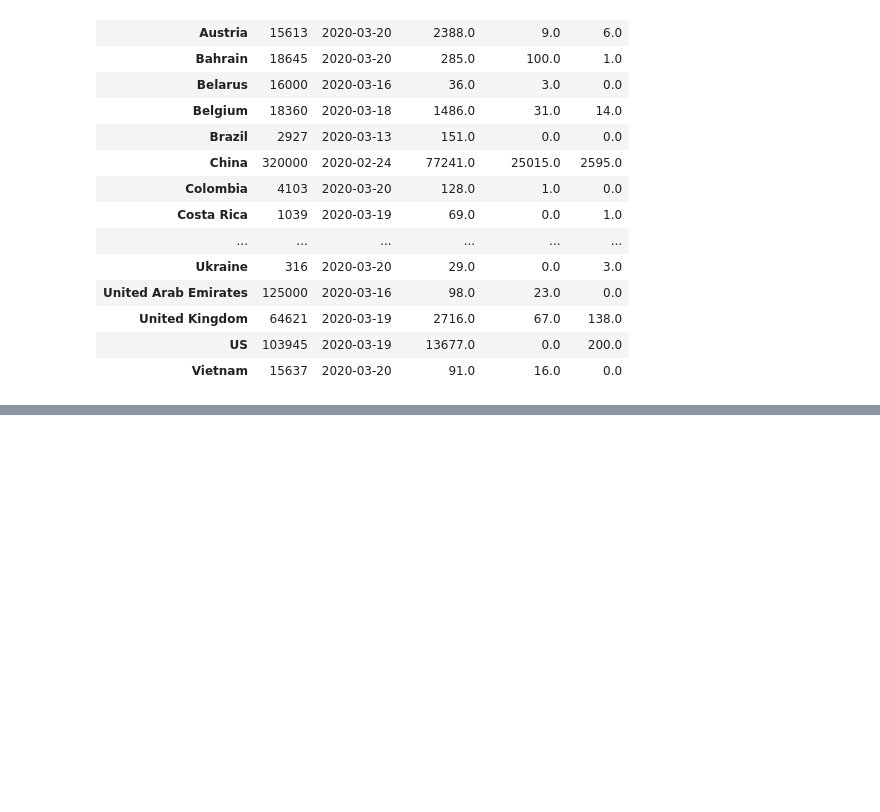
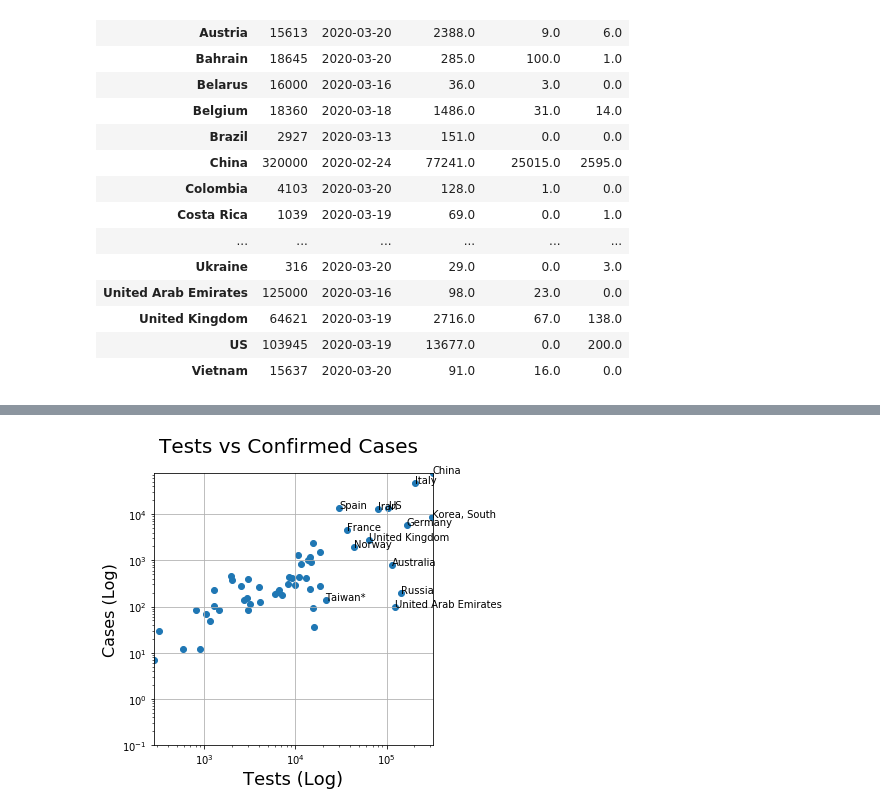
Before and after one commit to MikeXydas/Data-Bites, a Jupyter notebook: Covid19_Testing_Importance.ipynb, the cells around one changed output, grey strips where cells are left out. Saved outputs shown, nothing was run; the diff lists cells and outputs as text; code cells hidden in the pictures; blank space fills up the shorter version.

Commit message:
Studied the relationship between Tests/Cases and Tests/DeathRatio of each country.

```diff
--- a/Covid19_Testing_Importance.ipynb
+++ b/Covid19_Testing_Importance.ipynb
@@ -168,0 +181,25 @@ testing_df.to_csv(path_or_buf='datasets/covid_testing_importance.csv')
+# %%
+# Plot the cases-axis, tests axis
+fig, ax = plt.subplots()
+fig.set_size_inches(5, 5)
+ax.set_yscale('log')
+ax.set_xscale('log')
+ax.scatter(testing_df.Tests, testing_df.Confirmed)
+
+# We do the +1 to avoid having 0 values ona log scale, this +1 will not be used on calculating the correlation value
+ax.set_xlim([min(testing_df.Tests)+ 0.1,max(testing_df.Tests) + 0.1])
+ax.set_ylim([min(testing_df.Confirmed) + 0.1,max(testing_df.Confirmed) + 0.1])
+ax.grid(True)
+
+for i, row in enumerate(testing_df.iterrows()):
+    if testing_df.Tests[i] > 2e4:
+        ax.annotate(row[0], (testing_df.Tests[i], testing_df.Confirmed[i]))
+
+fig.suptitle('Tests vs Confirmed Cases', fontsize=20)
+plt.xlabel('Tests (Log)', fontsize=18)
+plt.ylabel('Cases (Log)', fontsize=16)
+
+# plt.tight_layout()
+plt.show()
+# %% [output]
+[figure, added]
```
Also changed, not shown: parts of 9 cells of this notebook, 1 other file.
